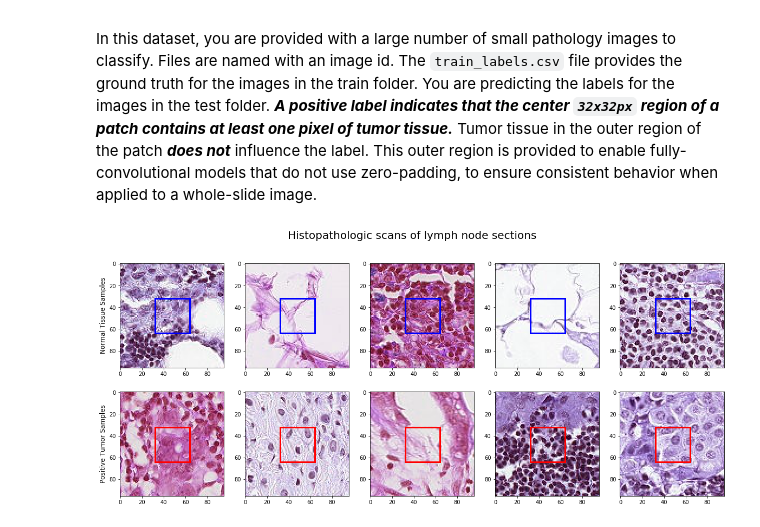
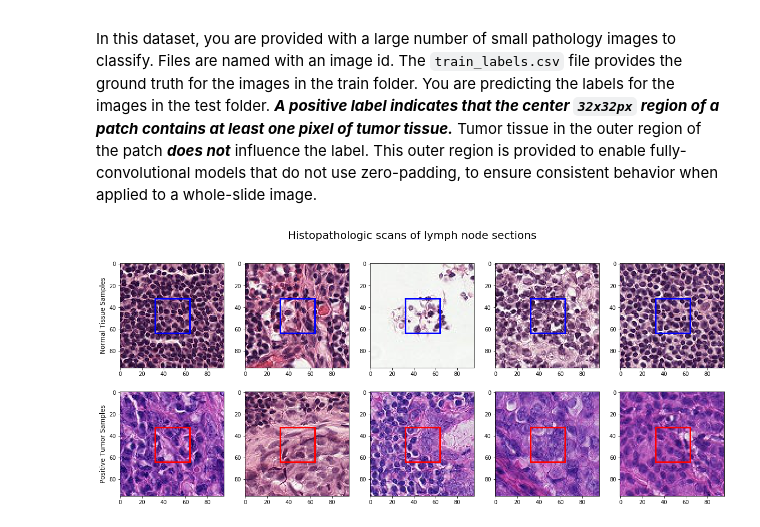
Before and after one commit to FarzamTP/Histopathologic-Cancer-Detection, a Jupyter notebook: main.ipynb, the cells around one changed output. Saved outputs shown, nothing was run; the diff lists cells and outputs as text; code cells hidden in the pictures.

```diff
--- a/main.ipynb
+++ b/main.ipynb
@@ -62,30 +70,32 @@ In this dataset, you are provided with a large number of small pathology images
 # %%
 fig, ax = plt.subplots(2, 5, figsize=(20, 8))
 
 fig.suptitle('Histopathologic scans of lymph node sections',fontsize=20)
 
 ax[0, 0].set_ylabel("Normal Tissue Samples", size='large')
 ax[1, 0].set_ylabel("Positive Tumor Samples", size='large')
 
 for i in range(5):
     # Negative Tumor Tissue Sample
     random_negative_sample = negative_tumor_samples.iloc[random.randint(0, number_of_negative_tumor_samples)]
     random_negative_sample_id = random_negative_sample.id
     random_negative_sample_label = random_negative_sample.label
     random_negative_sample_path = os.path.join(TRAIN_PATH, random_negative_sample_id) + '.tif'
     random_negative_img = cv2.imread(random_negative_sample_path)
+    random_negative_img = cv2.cvtColor(random_negative_img, cv2.COLOR_BGR2RGB)
     rect = patches.Rectangle((32, 32), 32, 32, linewidth=3, edgecolor='b', facecolor='none')
     ax[0, i].add_patch(rect)
     ax[0, i].imshow(random_negative_img)
 
     # Positive Tumor Tissue Samples
     random_positive_sample = positive_tumor_samples.iloc[random.randint(0, number_of_posive_tumor_samples)]
     random_positive_sample_id = random_positive_sample.id
     random_positive_sample_label = random_positive_sample.label
     random_positive_sample_path = os.path.join(TRAIN_PATH, random_positive_sample_id) + '.tif'
     random_positive_img = cv2.imread(random_positive_sample_path)
+    random_positive_img = cv2.cvtColor(random_positive_img, cv2.COLOR_BGR2RGB)
     rect = patches.Rectangle((32, 32), 32, 32, linewidth=3, edgecolor='r', facecolor='none')
     ax[1, i].imshow(random_positive_img)
     ax[1, i].add_patch(rect)
 # %% [output]
-[figure, old version]
+[figure, new version]
```
Also changed, not shown: parts of 18 cells of this notebook.
